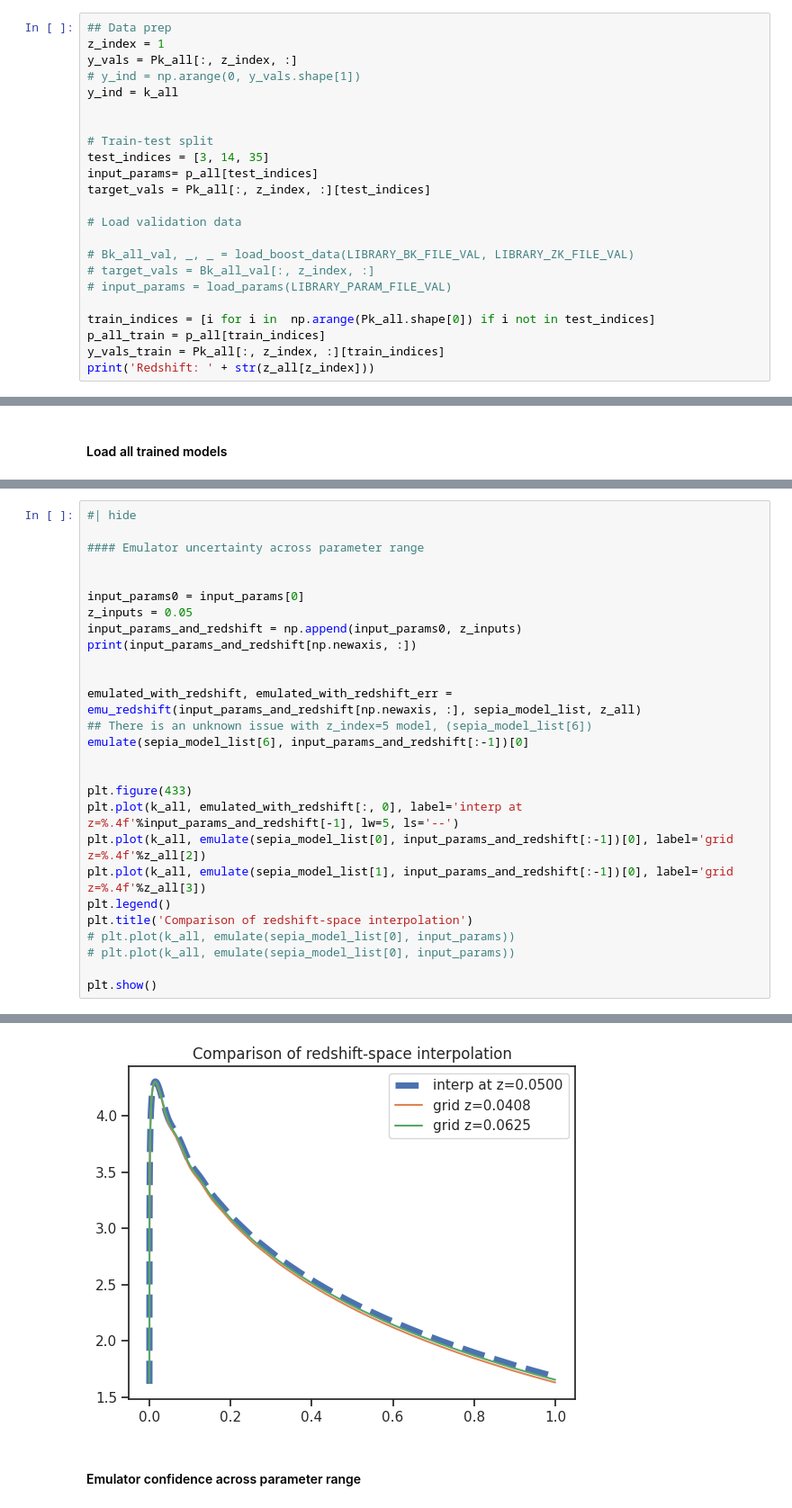
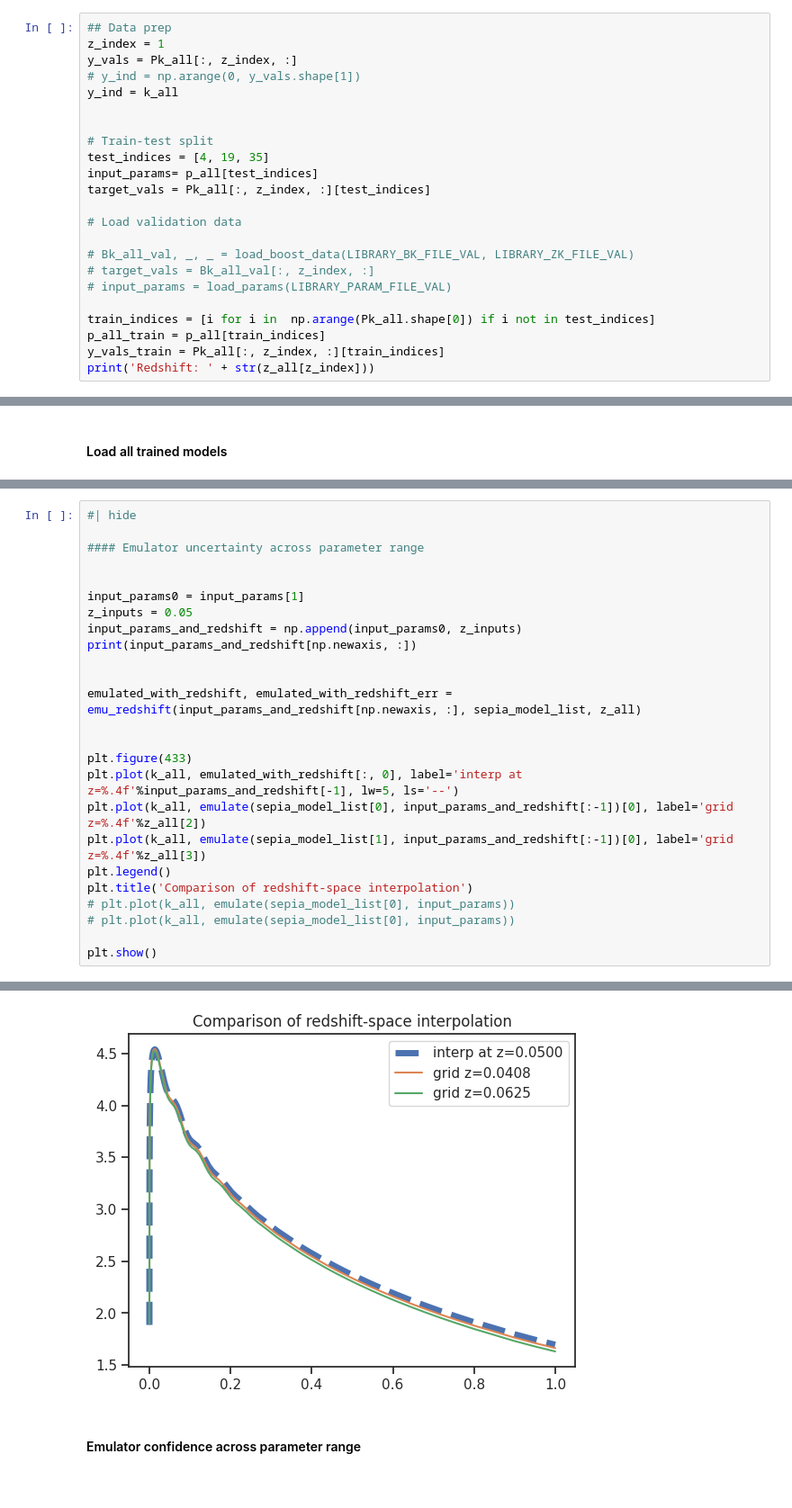
Before and after one commit to nesar/EarlyDarkEmu, a Jupyter notebook: nbs/index.ipynb, the cells around one changed output, grey strips where cells are left out. Shown at 90% size. Saved outputs shown, nothing was run; the diff lists cells and outputs as text.

```diff
--- a/nbs/index.ipynb
+++ b/nbs/index.ipynb
@@ -132,7 +132,7 @@ y_ind = k_all
 
 
 # Train-test split
-test_indices = [3, 14, 35]
+test_indices = [4, 19, 35]
 input_params= p_all[test_indices]
 target_vals = Pk_all[:, z_index, :][test_indices]
 
@@ -245,15 +247,13 @@ sepia_model_list = load_model_multiple(model_dir='../EarlyDarkEmu/model/',
 #### Emulator uncertainty across parameter range
 
 
-input_params0 = input_params[0]
+input_params0 = input_params[1]
 z_inputs = 0.05
 input_params_and_redshift = np.append(input_params0, z_inputs)
 print(input_params_and_redshift[np.newaxis, :])
 
 
 emulated_with_redshift, emulated_with_redshift_err = emu_redshift(input_params_and_redshift[np.newaxis, :], sepia_model_list, z_all)
-## There is an unknown issue with z_index=5 model, (sepia_model_list[6])
-emulate(sepia_model_list[6], input_params_and_redshift[:-1])[0]
 
 
 plt.figure(433)
@@ -277,4 +271,4 @@ mcmc results: 0.12007392154632945 0.7688998071352204 0.8272295592205314 3.381099
-[figure, old version]
+[figure, new version]
 # %% [markdown]
 #### Emulator confidence across parameter range
 # %%
```
Also changed, not shown: parts of 17 cells of this notebook, 6 other files.
